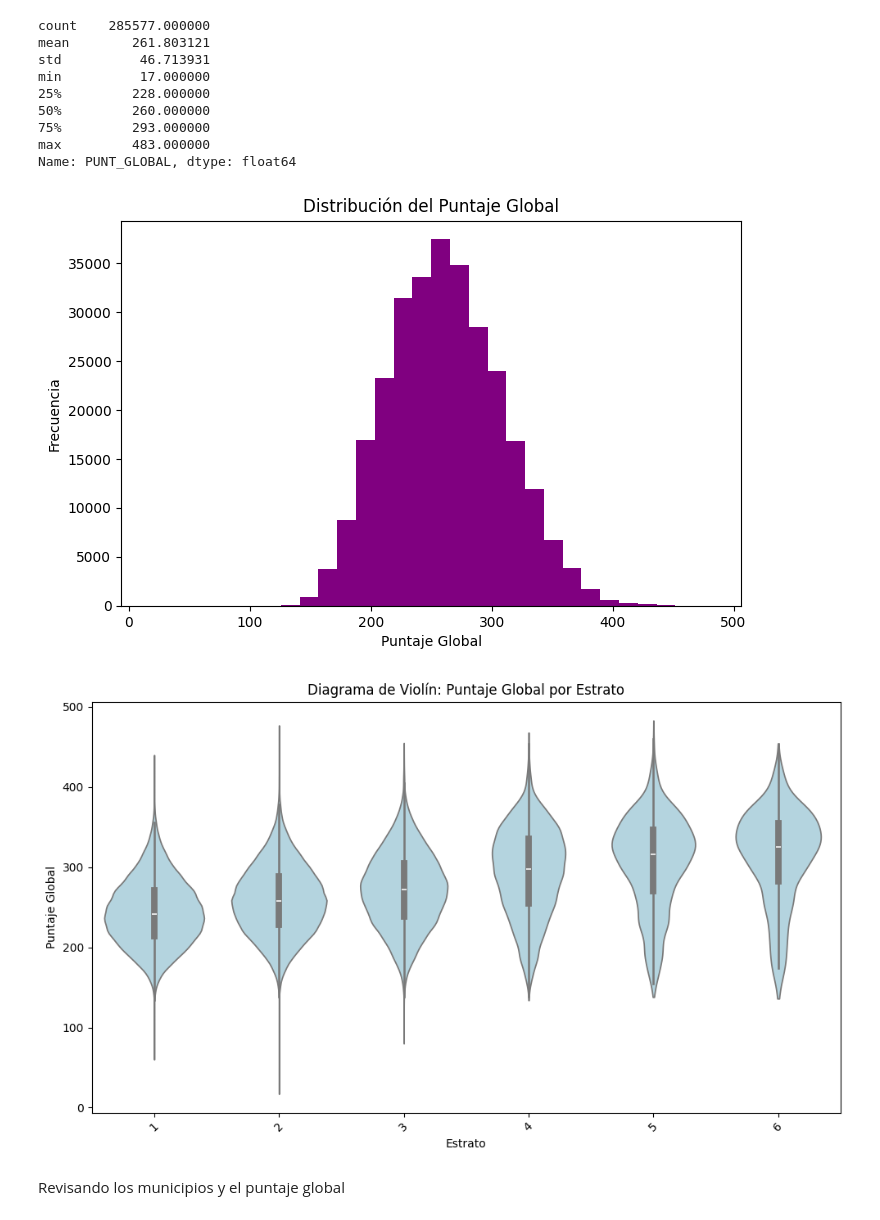
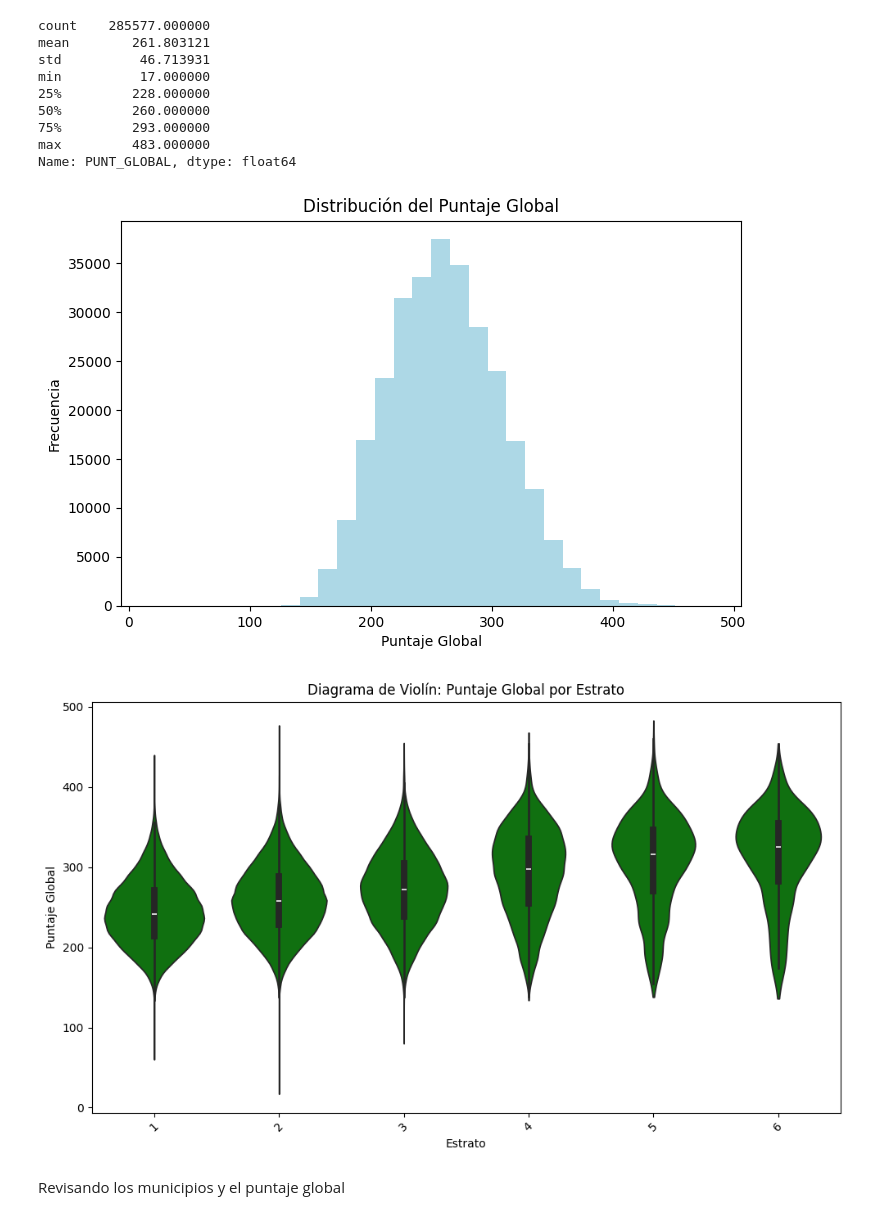
Before and after one commit to isabellagomez2003-sys/Proyecto-1, a Jupyter notebook: Soporte3_FuentesDeAnalisis_Pregunta2.ipynb, the cells around one changed output. Cells and saved outputs as stored; diff of their text form; code cells hidden in the pictures.

```diff
--- a/Soporte3_FuentesDeAnalisis_Pregunta2.ipynb
+++ b/Soporte3_FuentesDeAnalisis_Pregunta2.ipynb
@@ -64,15 +58,15 @@ Name: PUNT_GLOBAL, dtype: float64
 # %%
 #histograma de la distribución del puntaje global
 import matplotlib.pyplot as plt
 
 plt.figure(figsize=(8,5))
-plt.hist(df_limpio["PUNT_GLOBAL"], bins=30, color="purple")
+plt.hist(df_limpio["PUNT_GLOBAL"], bins=30, color="lightblue")
 plt.title("Distribución del Puntaje Global")
 plt.xlabel("Puntaje Global")
 plt.ylabel("Frecuencia")
 plt.show()
 # %% [output]
-[figure, old version]
+[figure, new version]
 # %%
 
 plt.figure(figsize=(10,6))
@@ -82,7 +76,7 @@ sns.violinplot(
     y='PUNT_GLOBAL',
     data=df_limpio,
     inner='box',
-    color= "lightblue",
+    color= "green",
     cut=0
 )
 
@@ -94,7 +88,7 @@ plt.xticks(rotation=45)
 plt.tight_layout()
 plt.show()
 # %% [output]
-[figure, old version]
+[figure, new version]
 # %% [markdown]
 Revisando los municipios y el puntaje global
 # %%
```
Also changed, not shown: parts of 9 cells of this notebook, 1 other file.
